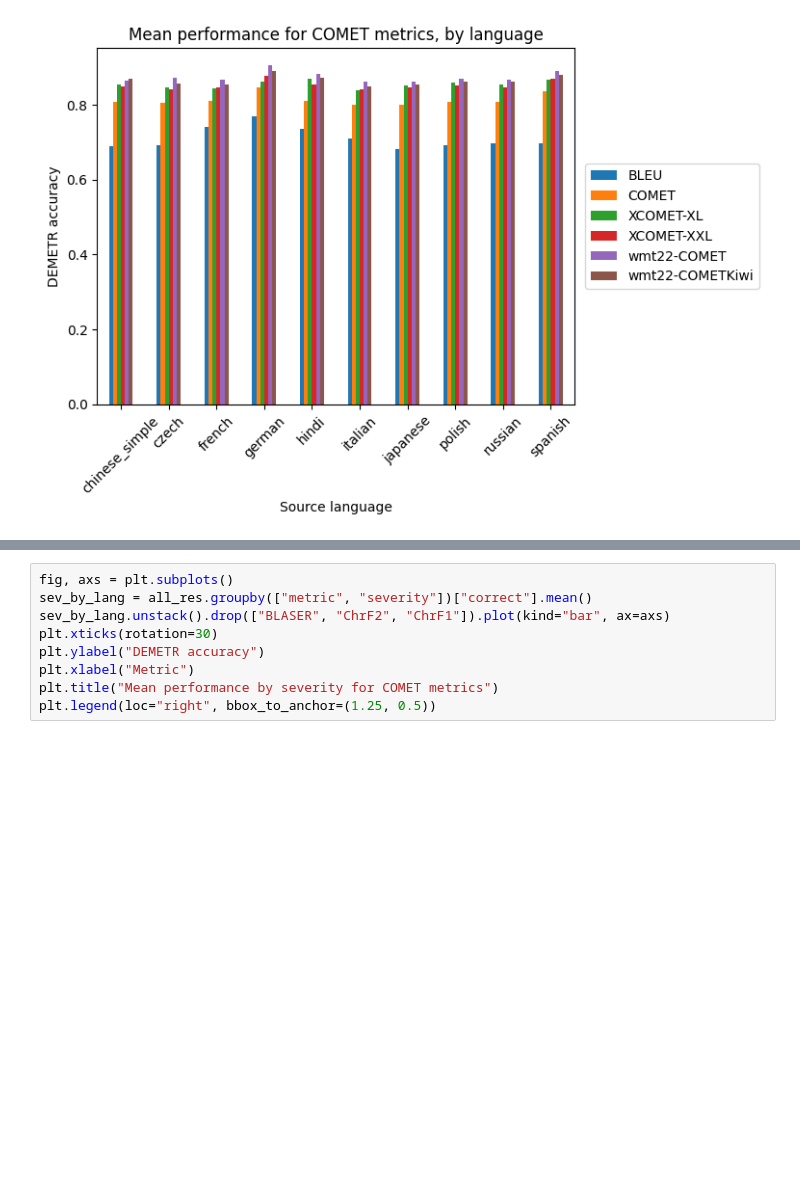
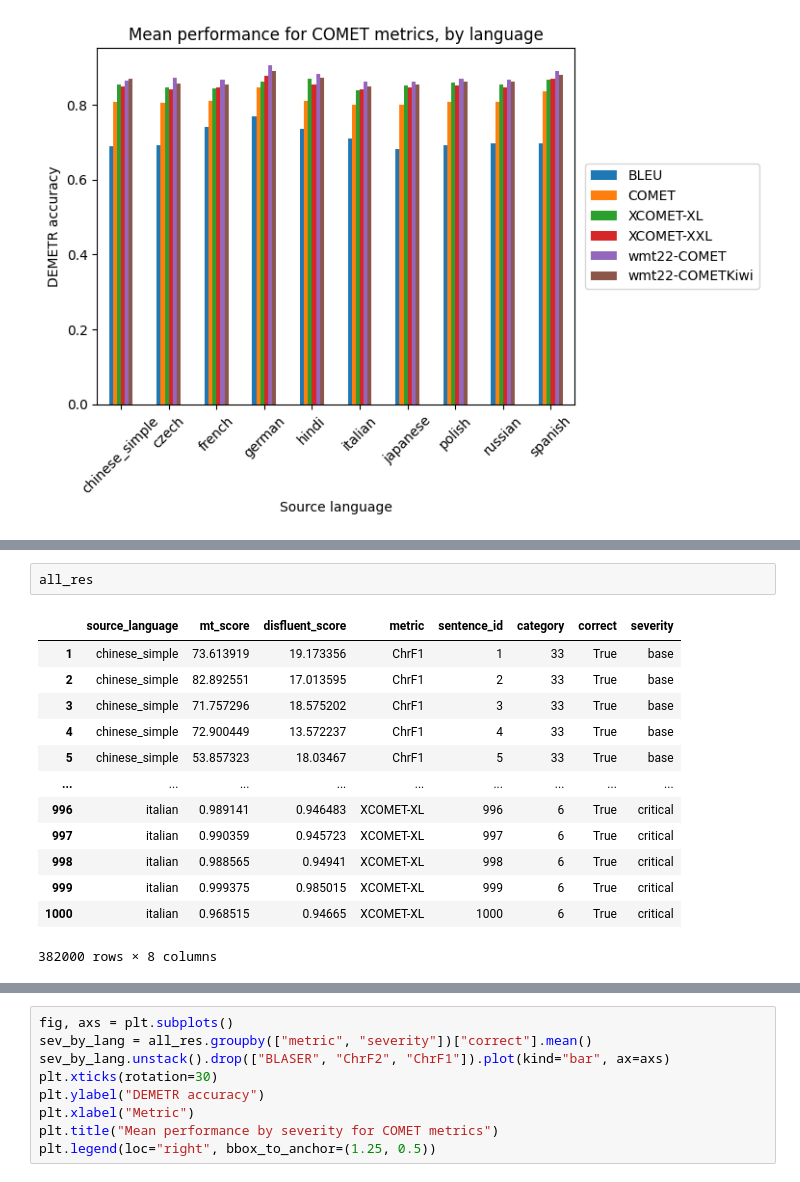
Before and after one commit to alan-turing-institute/ARC-m4st, a Jupyter notebook: notebooks/process_demetr_results.ipynb, the cells around one changed output, grey strips where cells are left out. Cells and saved outputs as stored; diff of their text form; blank space fills up the shorter version.

```diff
--- a/notebooks/process_demetr_results.ipynb
+++ b/notebooks/process_demetr_results.ipynb
@@ -232,3 +243,19 @@ plt.title("Mean performance across all languages")
 # %% [output]
 Text(0.5, 1.0, 'Mean performance across all languages')
 [figure]
+# %%
+all_res
+# %% [output]
+|  | source_language | mt_score | disfluent_score | metric | sentence_id | category | correct | severity |
+| 1 | chinese_simple | 73.613919 | 19.173356 | ChrF1 | 1 | 33 | True | base |
+| 2 | chinese_simple | 82.892551 | 17.013595 | ChrF1 | 2 | 33 | True | base |
+| 3 | chinese_simple | 71.757296 | 18.575202 | ChrF1 | 3 | 33 | True | base |
+| 4 | chinese_simple | 72.900449 | 13.572237 | ChrF1 | 4 | 33 | True | base |
+| 5 | chinese_simple | 53.857323 | 18.03467 | ChrF1 | 5 | 33 | True | base |
+| ... | ... | ... | ... | ... | ... | ... | ... | ... |
+| 996 | italian | 0.989141 | 0.946483 | XCOMET-XL | 996 | 6 | True | critical |
+| 997 | italian | 0.990359 | 0.945723 | XCOMET-XL | 997 | 6 | True | critical |
+| 998 | italian | 0.988565 | 0.94941 | XCOMET-XL | 998 | 6 | True | critical |
+| 999 | italian | 0.999375 | 0.985015 | XCOMET-XL | 999 | 6 | True | critical |
+| 1000 | italian | 0.968515 | 0.94665 | XCOMET-XL | 1000 | 6 | True | critical |
+382000 rows × 8 columns
```
Also changed, not shown: parts of 12 cells of this notebook.
